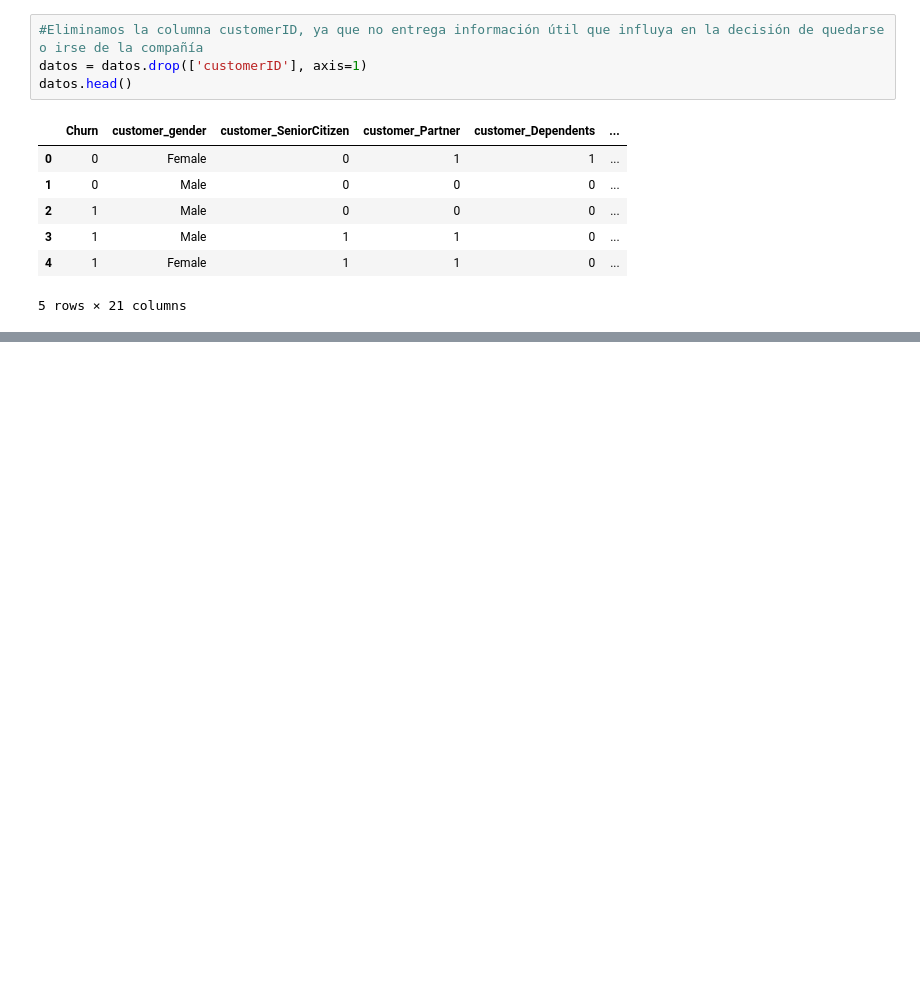
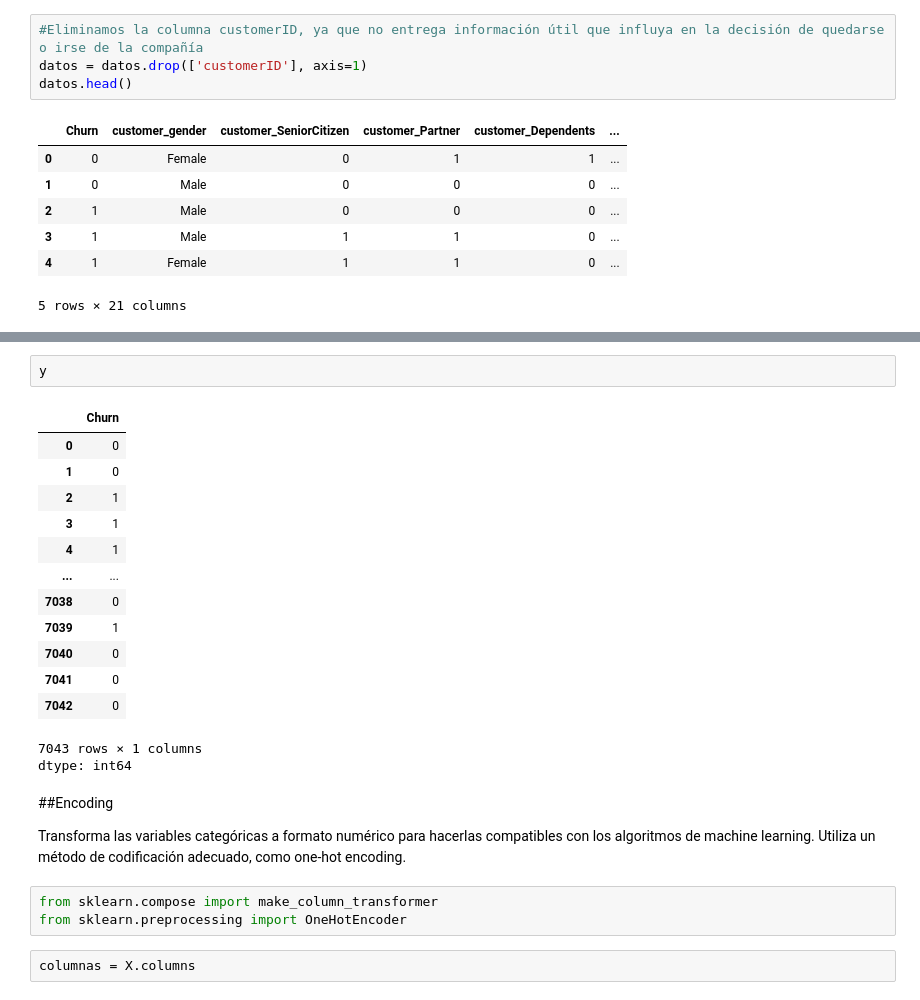
Before and after one commit to Fvargasv/Challenge-Telecom-X-Parte-2, a Jupyter notebook: Telecom_X_parte_2.ipynb, the cells around one changed output, grey strips where cells are left out. Drawn from its saved outputs; the diff is of its cells as text; blank space fills up the shorter version.

```diff
--- a/Telecom_X_parte_2.ipynb
+++ b/Telecom_X_parte_2.ipynb
@@ -45,0 +67,26 @@ datos.head()
+# %%
+y
+# %% [output]
+|  | Churn |
+| 0 | 0 |
+| 1 | 0 |
+| 2 | 1 |
+| 3 | 1 |
+| 4 | 1 |
+| ... | ... |
+| 7038 | 0 |
+| 7039 | 1 |
+| 7040 | 0 |
+| 7041 | 0 |
+| 7042 | 0 |
+7043 rows × 1 columns
+dtype: int64
+# %% [markdown]
+##Encoding
+
+Transforma las variables categóricas a formato numérico para hacerlas compatibles con los algoritmos de machine learning. Utiliza un método de codificación adecuado, como one-hot encoding.
+# %%
+from sklearn.compose import make_column_transformer
+from sklearn.preprocessing import OneHotEncoder
+# %%
+columnas = X.columns
```
Also changed, not shown: parts of 12 cells of this notebook.
